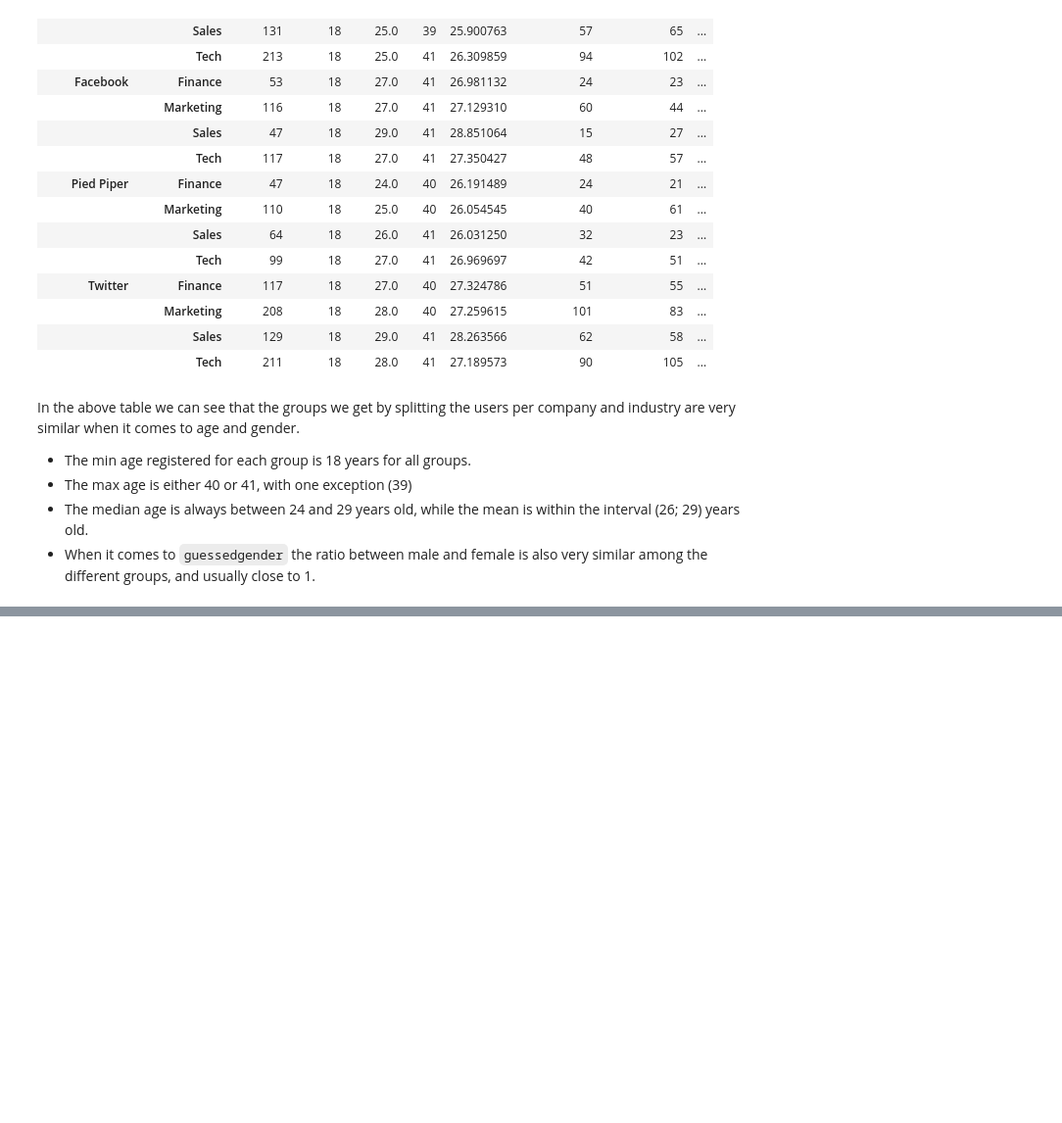
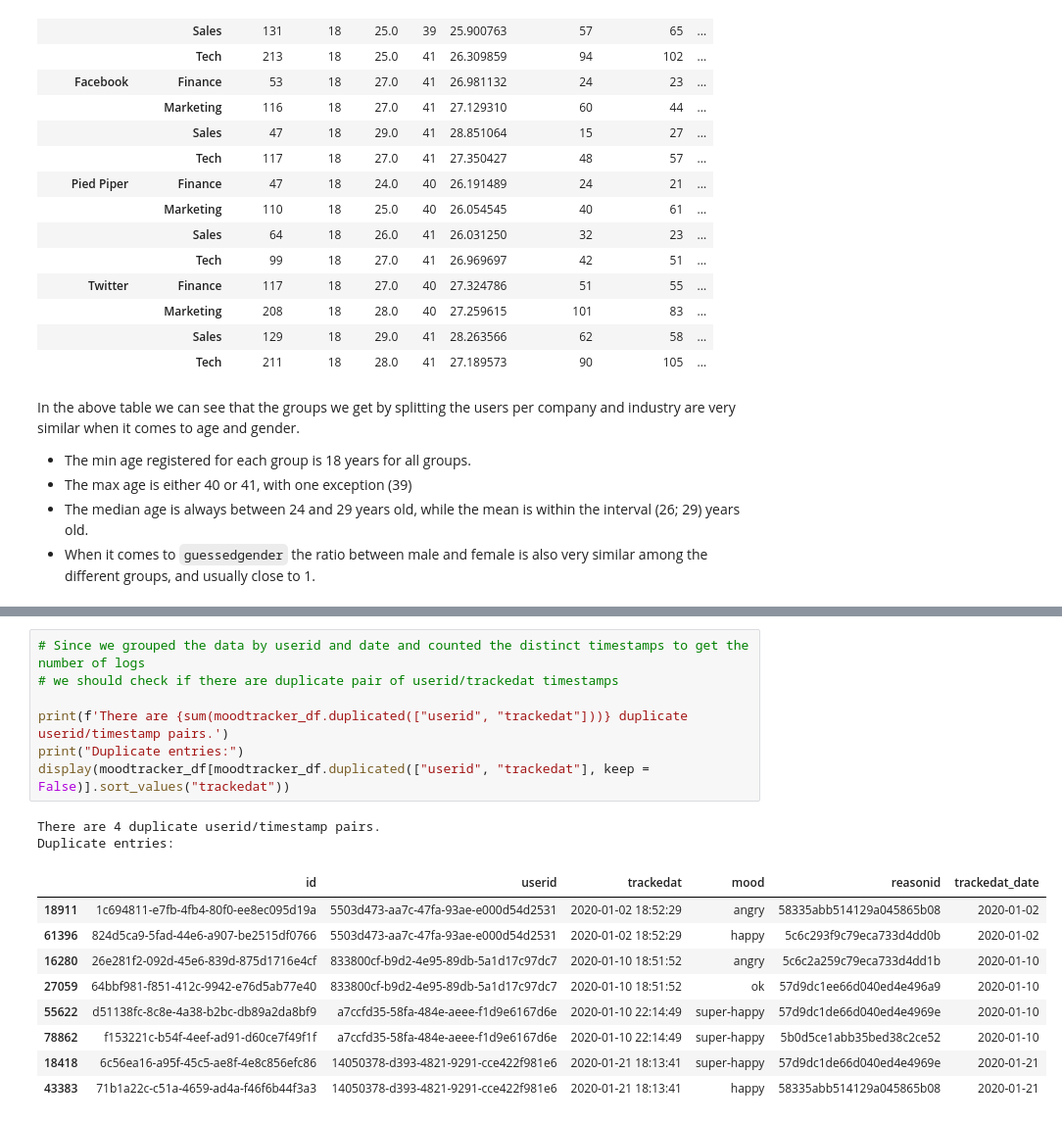
Before and after one commit to adfsan/z-challenge, a Jupyter notebook: Report1.ipynb, the cells around one changed output, grey strips where cells are left out. Shown at 98% size. Cells and saved outputs as stored; diff of their text form; blank space fills up the shorter version.

```diff
--- a/Report1.ipynb
+++ b/Report1.ipynb
@@ -149,0 +291,19 @@ In the above table we can see that the groups we get by splitting the users per
+# %%
+# Since we grouped the data by userid and date and counted the distinct timestamps to get the number of logs
+# we should check if there are duplicate pair of userid/trackedat timestamps
+
+print(f'There are {sum(moodtracker_df.duplicated(["userid", "trackedat"]))} duplicate userid/timestamp pairs.')
+print("Duplicate entries:")
+display(moodtracker_df[moodtracker_df.duplicated(["userid", "trackedat"], keep = False)].sort_values("trackedat"))
+# %% [output]
+There are 4 duplicate userid/timestamp pairs.
+Duplicate entries:
+|  | id | userid | trackedat | mood | reasonid | trackedat_date |
+| 18911 | 1c694811-e7fb-4fb4-80f0-ee8ec095d19a | 5503d473-aa7c-47fa-93ae-e000d54d2531 | 2020-01-02 18:52:29 | angry | 58335abb514129a045865b08 | 2020-01-02 |
+| 61396 | 824d5ca9-5fad-44e6-a907-be2515df0766 | 5503d473-aa7c-47fa-93ae-e000d54d2531 | 2020-01-02 18:52:29 | happy | 5c6c293f9c79eca733d4dd0b | 2020-01-02 |
+| 16280 | 26e281f2-092d-45e6-839d-875d1716e4cf | 833800cf-b9d2-4e95-89db-5a1d17c97dc7 | 2020-01-10 18:51:52 | angry | 5c6c2a259c79eca733d4dd1b | 2020-01-10 |
+| 27059 | 64bbf981-f851-412c-9942-e76d5ab77e40 | 833800cf-b9d2-4e95-89db-5a1d17c97dc7 | 2020-01-10 18:51:52 | ok | 57d9dc1ee66d040ed4e496a9 | 2020-01-10 |
+| 55622 | d51138fc-8c8e-4a38-b2bc-db89a2da8bf9 | a7ccfd35-58fa-484e-aeee-f1d9e6167d6e | 2020-01-10 22:14:49 | super-happy | 57d9dc1de66d040ed4e4969e | 2020-01-10 |
+| 78862 | f153221c-b54f-4eef-ad91-d60ce7f49f1f | a7ccfd35-58fa-484e-aeee-f1d9e6167d6e | 2020-01-10 22:14:49 | super-happy | 5b0d5ce1abb35bed38c2ce52 | 2020-01-10 |
+| 18418 | 6c56ea16-a95f-45c5-ae8f-4e8c856efc86 | 14050378-d393-4821-9291-cce422f981e6 | 2020-01-21 18:13:41 | super-happy | 57d9dc1de66d040ed4e4969e | 2020-01-21 |
+| 43383 | 71b1a22c-c51a-4659-ad4a-f46f6b44f3a3 | 14050378-d393-4821-9291-cce422f981e6 | 2020-01-21 18:13:41 | happy | 58335abb514129a045865b08 | 2020-01-21 |
```
Also changed, not shown: parts of 27 cells of this notebook, 1 other file.
